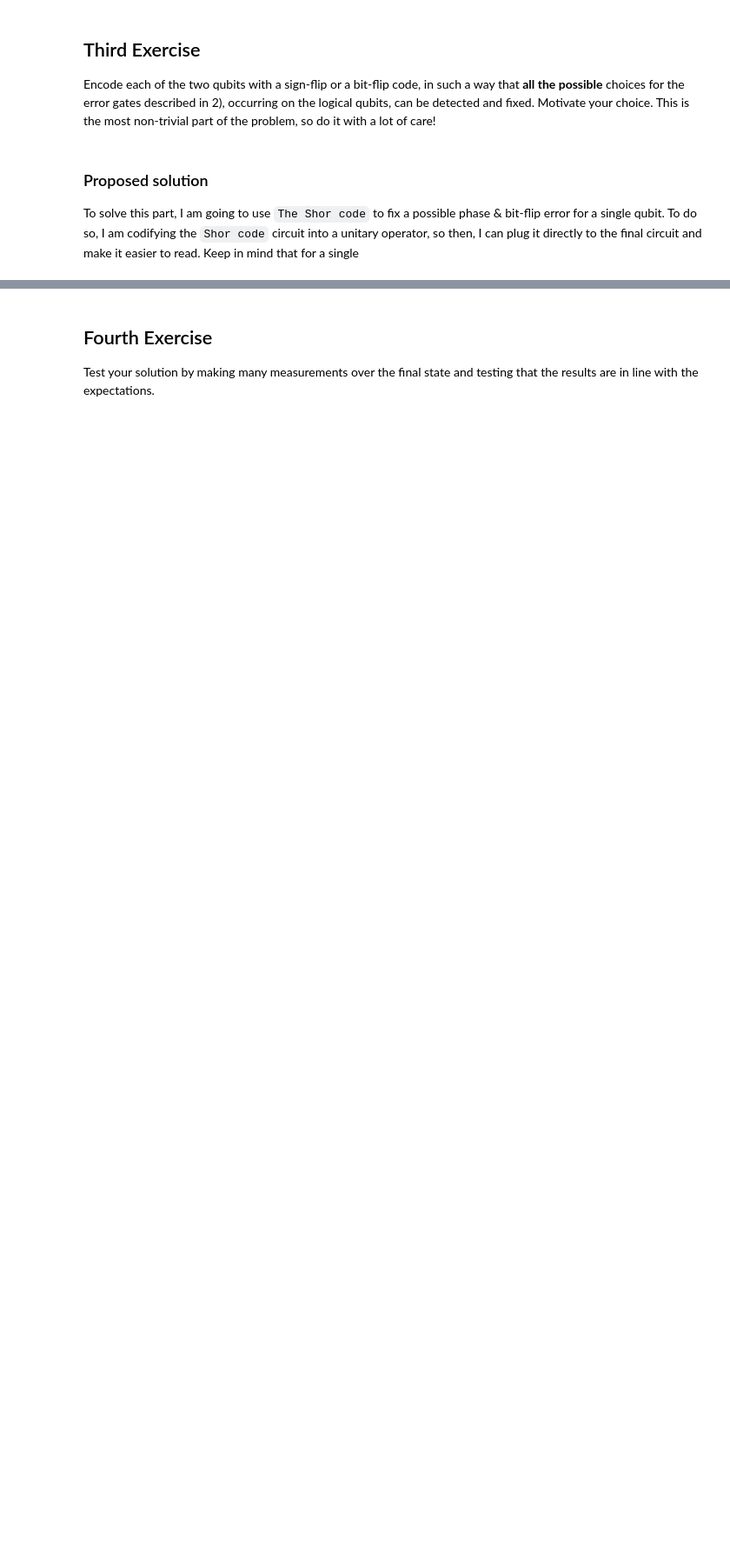
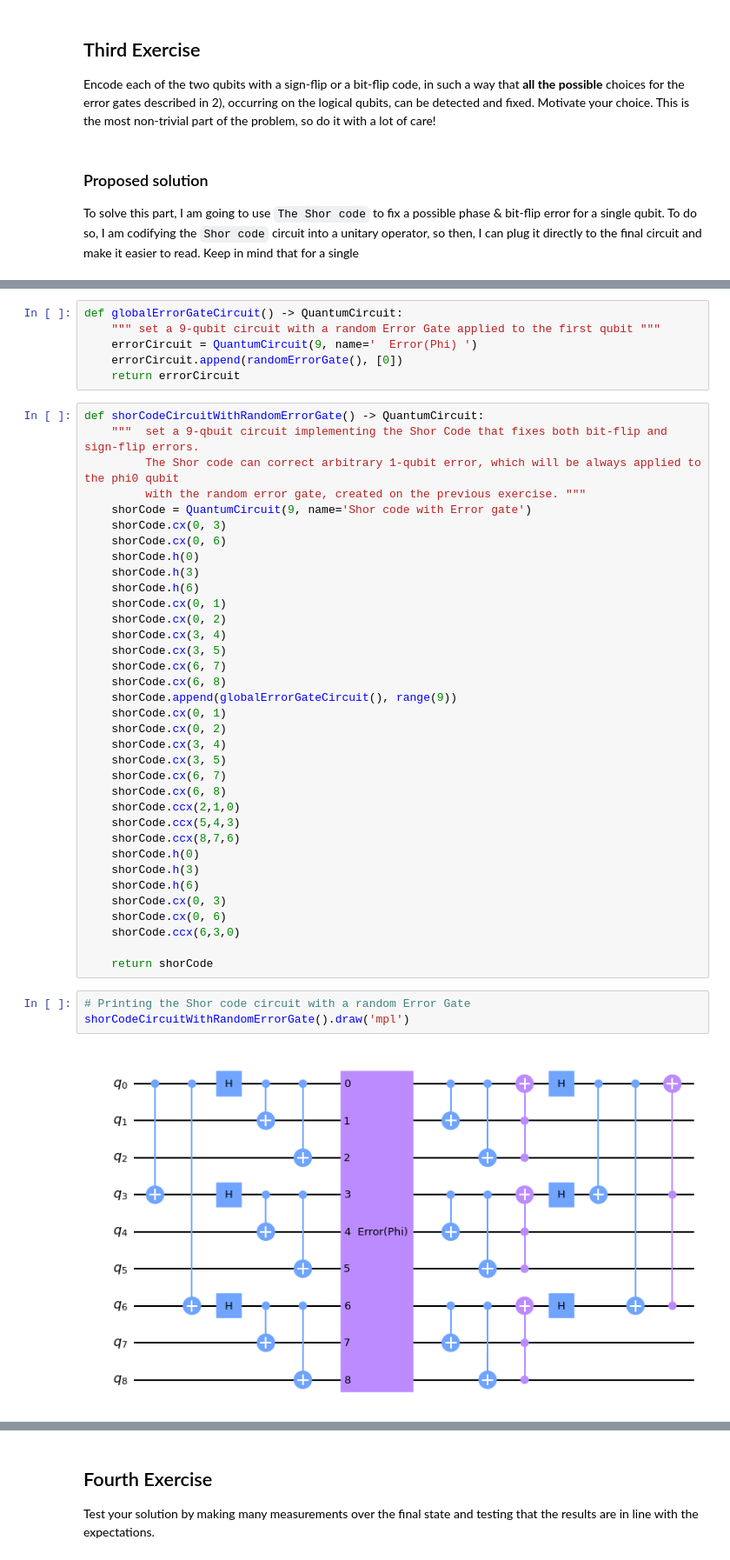
Before and after one commit to iamtxena/qc-mentorship-program, a Jupyter notebook: qosf-error-correction-task.ipynb, the cells around one changed output, grey strips where cells are left out. Shown at 87% size. Saved outputs shown, nothing was run; the diff lists cells and outputs as text; blank space fills up the shorter version.

Commit message:
added shor code and one test

```diff
--- a/qosf-error-correction-task.ipynb
+++ b/qosf-error-correction-task.ipynb
@@ -138,0 +113,46 @@ code_q_4:
+# %%
+def globalErrorGateCircuit() -> QuantumCircuit:
+    """ set a 9-qubit circuit with a random Error Gate applied to the first qubit """
+    errorCircuit = QuantumCircuit(9, name='  Error(Phi) ')
+    errorCircuit.append(randomErrorGate(), [0])
+    return errorCircuit
+# %%
+def shorCodeCircuitWithRandomErrorGate() -> QuantumCircuit:
+    """  set a 9-qbuit circuit implementing the Shor Code that fixes both bit-flip and sign-flip errors.
+         The Shor code can correct arbitrary 1-qubit error, which will be always applied to the phi0 qubit
+         with the random error gate, created on the previous exercise. """
+    shorCode = QuantumCircuit(9, name='Shor code with Error gate')
+    shorCode.cx(0, 3)
+    shorCode.cx(0, 6)
+    shorCode.h(0)
+    shorCode.h(3)
+    shorCode.h(6)
+    shorCode.cx(0, 1)
+    shorCode.cx(0, 2)
+    shorCode.cx(3, 4)
+    shorCode.cx(3, 5)
+    shorCode.cx(6, 7)
+    shorCode.cx(6, 8)
+    shorCode.append(globalErrorGateCircuit(), range(9))
+    shorCode.cx(0, 1)
+    shorCode.cx(0, 2)
+    shorCode.cx(3, 4)
+    shorCode.cx(3, 5)
+    shorCode.cx(6, 7)
+    shorCode.cx(6, 8)
+    shorCode.ccx(2,1,0)
+    shorCode.ccx(5,4,3)
+    shorCode.ccx(8,7,6)
+    shorCode.h(0)
+    shorCode.h(3)
+    shorCode.h(6)
+    shorCode.cx(0, 3)
+    shorCode.cx(0, 6)
+    shorCode.ccx(6,3,0)
+
+    return shorCode
+# %%
+# Printing the Shor code circuit with a random Error Gate
+shorCodeCircuitWithRandomErrorGate().draw('mpl')
+# %% [output]
+[figure, added]
```
Also changed, not shown: parts of 14 cells of this notebook.
